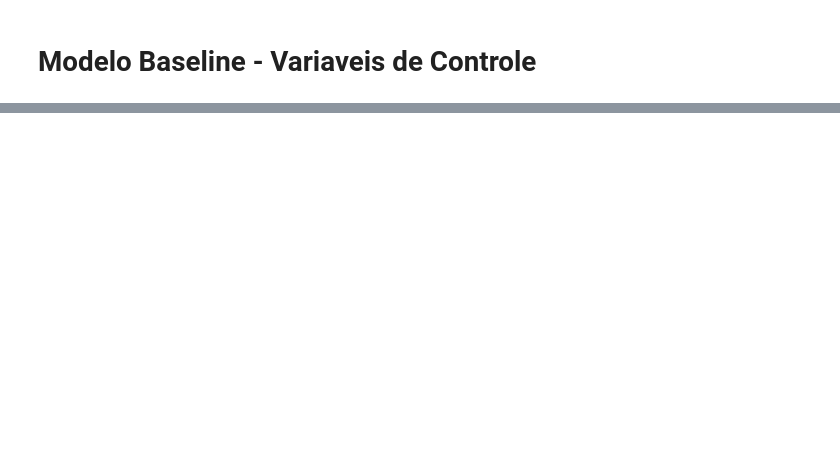
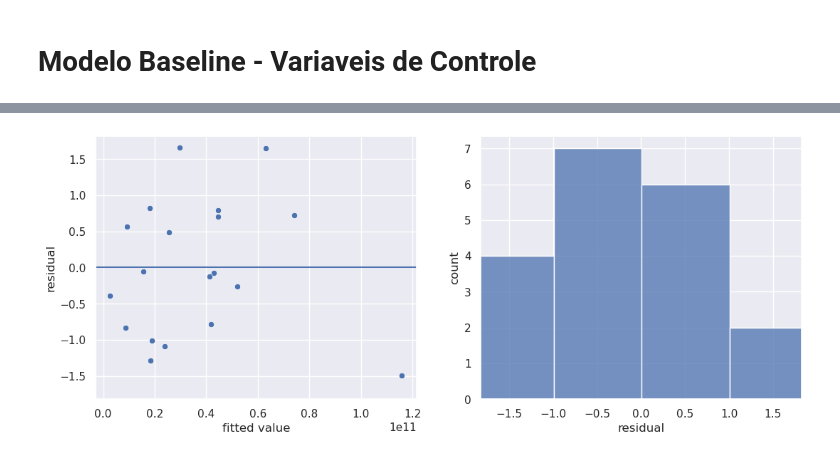
Before and after one commit to hashiprobr-classroom/projeto-grupo-e, a Jupyter notebook: main.ipynb, the cells around one changed output, grey strips where cells are left out. Drawn from its saved outputs; the diff is of its cells as text; code cells hidden in the pictures; blank space fills up the shorter version.

```diff
--- a/main.ipynb
+++ b/main.ipynb
@@ -352,0 +427,30 @@ NameError: name 'netpixi' is not defined
+# %%
+generos_restricao = {}
+
+for idx, row in df_recente.iterrows():
+    lista_generos = [g.strip() for g in row['genre'].split(',')]
+    num_generos_filme = len(lista_generos)
+
+    for g in lista_generos:
+        if g not in generos_restricao:
+            generos_restricao[g] = []
+        generos_restricao[g].append(num_generos_filme)
+
+restricao = {g: sum(v) / len(v) for g, v in generos_restricao.items()}
+# print(restricao)
+
+restricao_l = [0 for i in range(len(genero))]
+# print(restricao_l)
+
+for ga, v in restricao.items():
+    g_index = genero.index(ga) # Pega qual index o genero ta
+    restricao_l[g_index] = v
+
+dic_aux['restricao'] = restricao_l
+# print(dic_aux)
+
+df_genero_rest = pd.DataFrame(dic_aux)
+df_genero_rest.head()
+
+result = reg.linear(data=df_genero_rest, formula='revenue ~ degree + restricao')
+result.micro_summary()
@@ -352,0 +484,4 @@ NameError: name 'netpixi' is not defined
+# %%
+result.plot_residuals()
+# %% [output]
+[figure, added]
```
Also changed, not shown: parts of 20 cells of this notebook.
